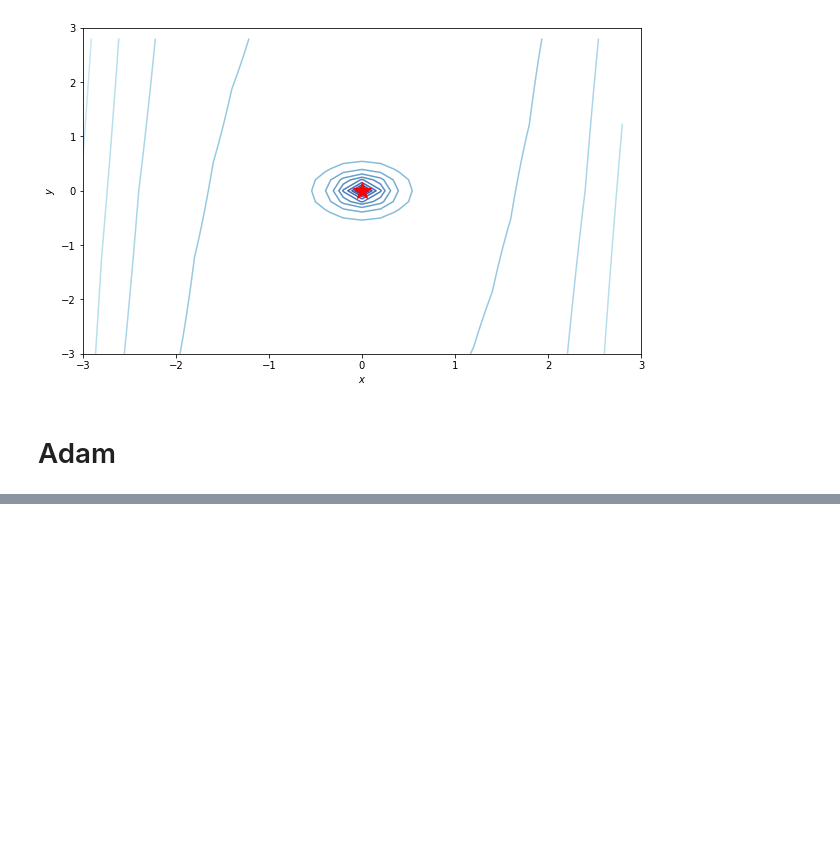
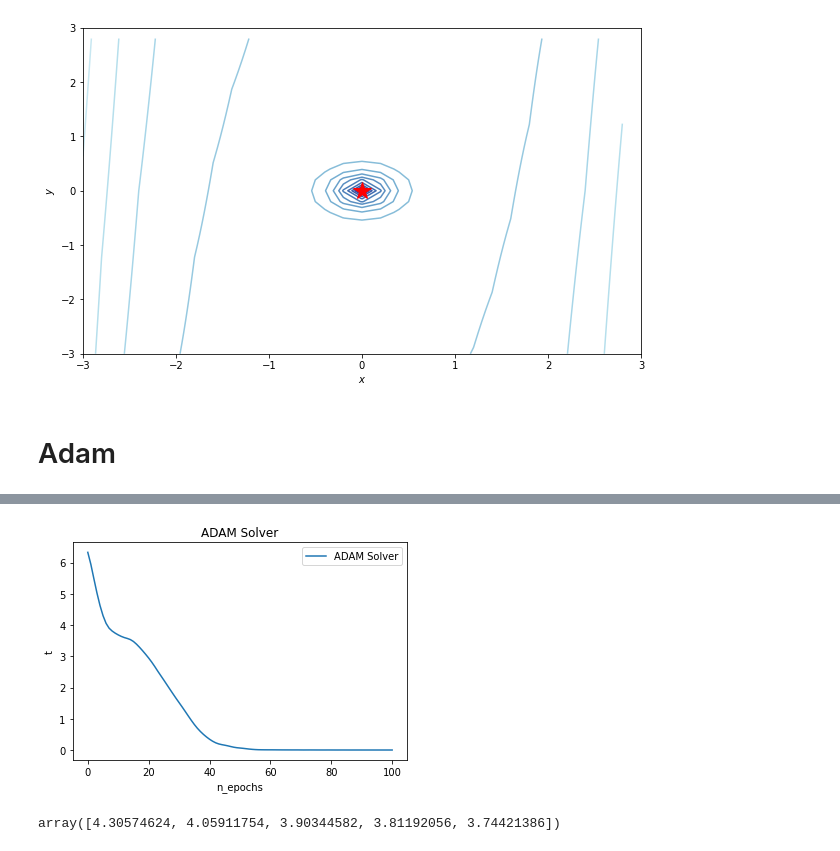
Before and after one commit to samuelelipani/lcpb, a Jupyter notebook: ex1_adam.ipynb, the cells around one changed output, grey strips where cells are left out. Drawn from its saved outputs; the diff is of its cells as text; code cells hidden in the pictures; blank space fills up the shorter version.

```diff
--- a/ex1_adam.ipynb
+++ b/ex1_adam.ipynb
@@ -107,0 +128,17 @@ def adams(grad, init, n_epochs=5000, eta=10**-4, gamma=0.9, beta=0.99,epsilon=10
+# %%
+x, y = np.meshgrid(np.arange(-3, 3, 1), np.arange(-3, 3, 1))
+starting_points = np.array([[i,j] for i,j in zip(np.concatenate(x),np.concatenate(y))])
+
+test = []
+
+gamma_list = np.linspace(0.8,0.99,5)
+eta_list = np.logspace(-4,-1,4)
+beta_list = np.linspace(0.8,0.99,5)
+
+for gamma in gamma_list :
+    for eta in eta_list :
+        for beta in beta_list :
+            gd_1 = []
+            for init1 in starting_points:
+                gd_1.append(adams(grad_f, init1, eta = eta, gamma = gamma, beta = beta, n_epochs=100)[-1])
+            test.append((np.array(gd_1)**2).sum(axis = 1).mean())
@@ -107,0 +159,29 @@ def adams(grad, init, n_epochs=5000, eta=10**-4, gamma=0.9, beta=0.99,epsilon=10
+# %%
+x, y = np.meshgrid(np.arange(-3, 3, 1), np.arange(-3, 3, 1))
+starting_points = np.array([[i,j] for i,j in zip(np.concatenate(x),np.concatenate(y))])
+
+gamma_best = gamma_list[indices[0]]
+eta_best = eta_list[indices[1]]
+beta_best = beta_list[indices[2]]
+test = []
+
+for init1 in starting_points:
+    gd_1 = adams(grad_f,init1, gamma = gamma_best, eta = eta_best, beta = beta_best) #5000 it.
+    test.append((np.array(gd_1)**2).sum(axis = 1))
+
+#this time we calculate the parameter t  for each iteration
+test_best_adam = np.array(test).mean(axis = 0)
+# %%
+plt.plot(range(0,101),test_best_adam[:101],label = "ADAM Solver")
+plt.xlabel('n_epochs')
+plt.ylabel('t')
+#plt.xscale('log')
+plt.title('ADAM Solver')
+plt.legend();
+plt.show()
+# %% [output]
+[figure, added]
+# %%
+test_best_adam[5:10]
+# %% [output]
+array([4.30574624, 4.05911754, 3.90344582, 3.81192056, 3.74421386])
```
Also changed, not shown: parts of 5 cells of this notebook, 1 other file.
